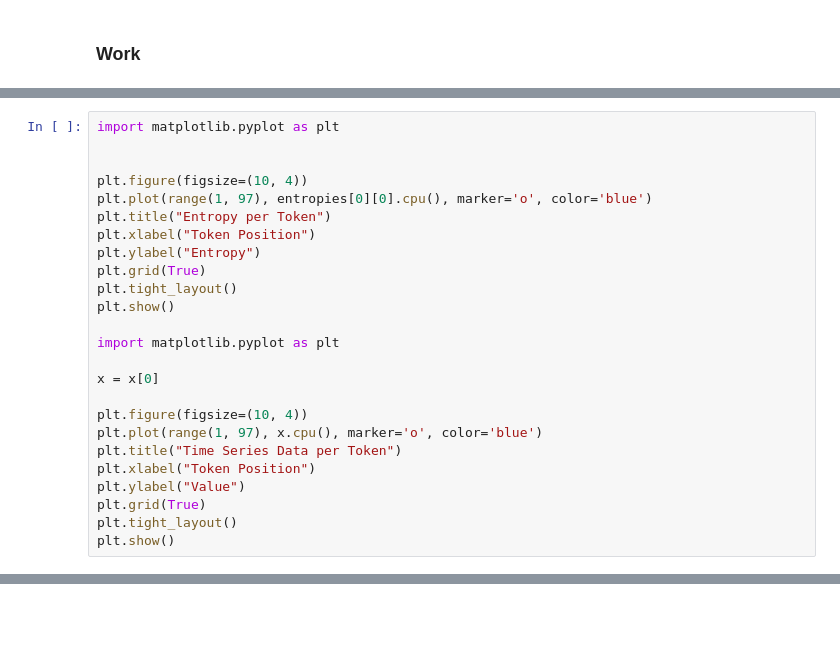
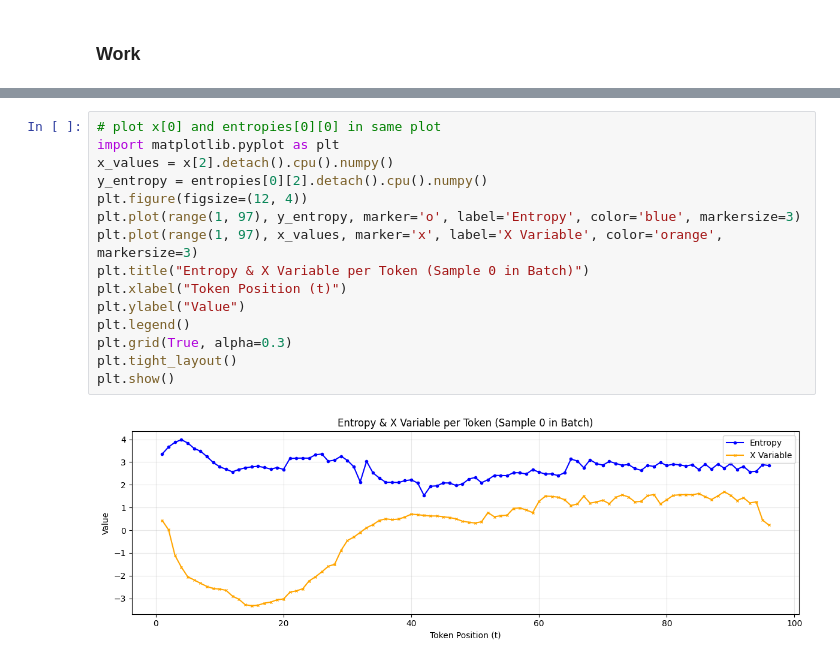
Before and after one commit to Sachithx/CAPE, a Jupyter notebook: timeblt2/entropy_model/entropy_model_exp.ipynb, the cells around one changed output, grey strips where cells are left out. Saved outputs shown, nothing was run; the diff lists cells and outputs as text; blank space fills up the shorter version.

```diff
--- a/timeblt2/entropy_model/entropy_model_exp.ipynb
+++ b/timeblt2/entropy_model/entropy_model_exp.ipynb
@@ -1446,25 +1381,0 @@ plt.show()
-# %%
-import matplotlib.pyplot as plt
-
-
-plt.figure(figsize=(10, 4))
-plt.plot(range(1, 97), entropies[0][0].cpu(), marker='o', color='blue')
-plt.title("Entropy per Token")
-plt.xlabel("Token Position")
-plt.ylabel("Entropy")
-plt.grid(True)
-plt.tight_layout()
-plt.show()
-
-import matplotlib.pyplot as plt
-
-x = x[0]
-
-plt.figure(figsize=(10, 4))
-plt.plot(range(1, 97), x.cpu(), marker='o', color='blue')
-plt.title("Time Series Data per Token")
-plt.xlabel("Token Position")
-plt.ylabel("Value")
-plt.grid(True)
-plt.tight_layout()
-plt.show()
@@ -1473,0 +1382,17 @@ plt.show()
+# %%
+# plot x[0] and entropies[0][0] in same plot
+import matplotlib.pyplot as plt
+x_values = x[2].detach().cpu().numpy()
+y_entropy = entropies[0][2].detach().cpu().numpy()
+plt.figure(figsize=(12, 4))
+plt.plot(range(1, 97), y_entropy, marker='o', label='Entropy', color='blue', markersize=3)
+plt.plot(range(1, 97), x_values, marker='x', label='X Variable', color='orange', markersize=3)
+plt.title("Entropy & X Variable per Token (Sample 0 in Batch)")
+plt.xlabel("Token Position (t)")
+plt.ylabel("Value")
+plt.legend()
+plt.grid(True, alpha=0.3)
+plt.tight_layout()
+plt.show()
+# %% [output]
+[figure, added]
```
Also changed, not shown: parts of 23 cells of this notebook, 4 other files.
